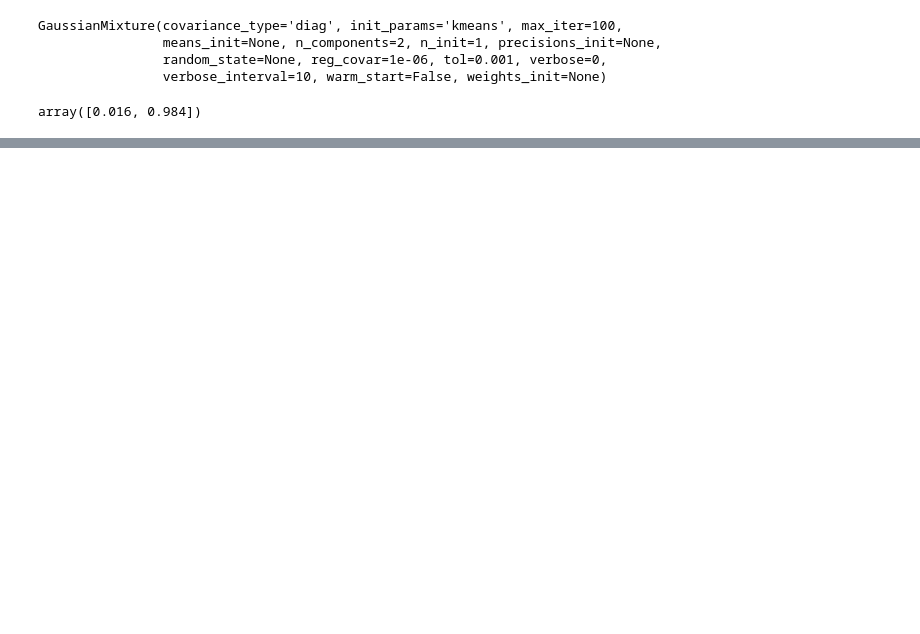
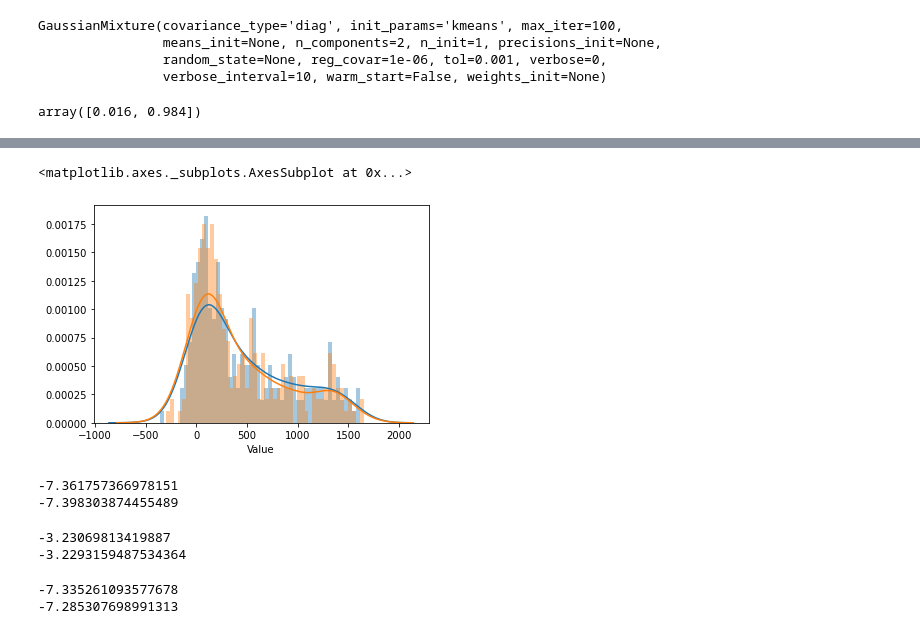
Before and after one commit to algoasylum/SatelliteImageAnalysis, a Jupyter notebook: Precipitation_Analysis/Synthetic Data Representation.ipynb, the cells around one changed output, grey strips where cells are left out. Drawn from its saved outputs; the diff is of its cells as text; code cells hidden in the pictures; blank space fills up the shorter version.

```diff
--- a/Precipitation_Analysis/Synthetic Data Representation.ipynb
+++ b/Precipitation_Analysis/Synthetic Data Representation.ipynb
@@ -385,0 +470,30 @@ array([0.016, 0.984])
+# %%
+#Time Series
+sns.distplot(seasonal_data['Value'],bins=50)
+z,_ = best_gmm0.sample(250)
+sns.distplot(z,bins=50)
+# %% [output]
+<matplotlib.axes._subplots.AxesSubplot at 0x...>
+[figure, added]
+# %%
+#Cepstrum
+print(best_gmm2.score(cep1))
+print(best_gmm2.score(x))
+#print(best_gmm2.score_samples(cep1))
+# %% [output]
+-7.361757366978151
+-7.398303874455489
+# %%
+#Freq
+print(best_gmm1.score(freq1))
+print(best_gmm1.score(y))
+# %% [output]
+-3.23069813419887
+-3.2293159487534364
+# %%
+#Time Series
+print(best_gmm0.score(np.array(seasonal_data['Value']).reshape(-1,1)))
+print(best_gmm0.score(z))
+# %% [output]
+-7.335261093577678
+-7.285307698991313
```
Also changed, not shown: parts of 11 cells of this notebook.
